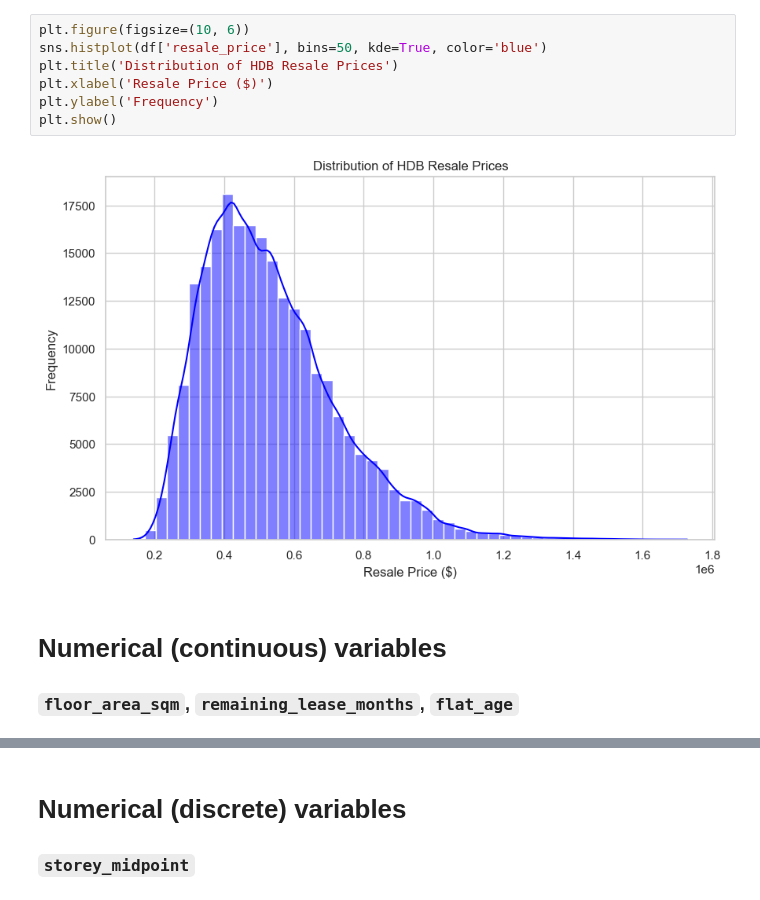
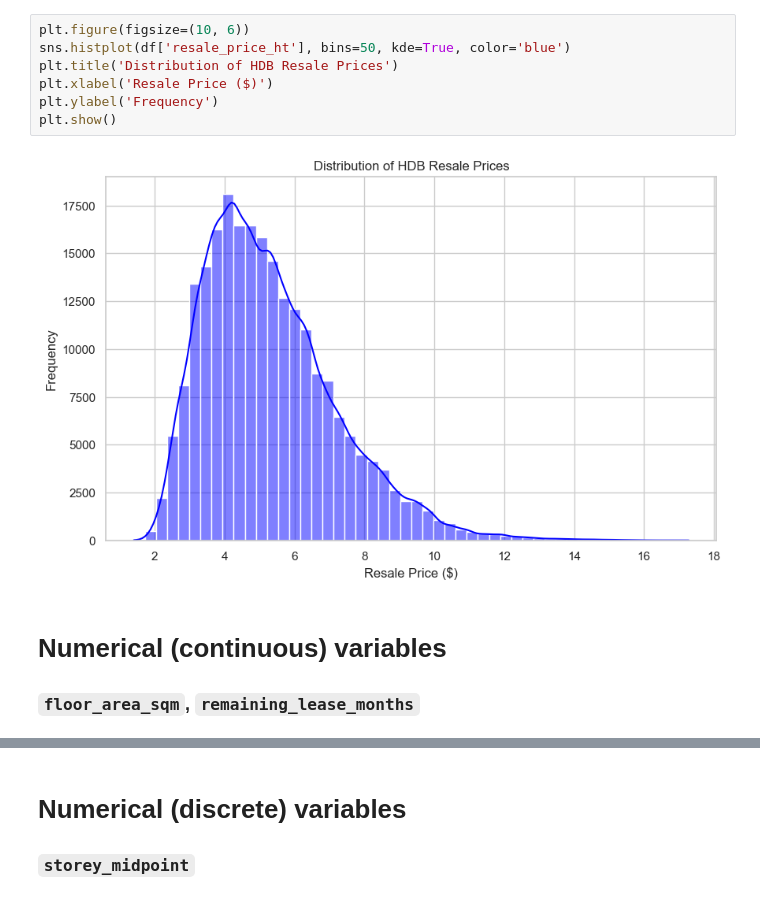
Before and after one commit to yuningyap/HDB-Resale-Flat-Price-Predictor, a Jupyter notebook: notebooks/02_eda.ipynb, the cells around one changed output, grey strips where cells are left out. Drawn from its saved outputs; the diff is of its cells as text.

```diff
--- a/notebooks/02_eda.ipynb
+++ b/notebooks/02_eda.ipynb
@@ -16,12 +17,12 @@ df.head()
 # %%
 plt.figure(figsize=(10, 6))
-sns.histplot(df['resale_price'], bins=50, kde=True, color='blue')
+sns.histplot(df['resale_price_ht'], bins=50, kde=True, color='blue')
 plt.title('Distribution of HDB Resale Prices')
 plt.xlabel('Resale Price ($)')
 plt.ylabel('Frequency')
 plt.show()
 # %% [output]
-[figure, old version]
+[figure, new version]
 # %% [markdown]
 # Numerical (continuous) variables
-### `floor_area_sqm`, `remaining_lease_months`, `flat_age`
+### `floor_area_sqm`, `remaining_lease_months`
```
Also changed, not shown: parts of 6 cells of this notebook, 2 other files.
